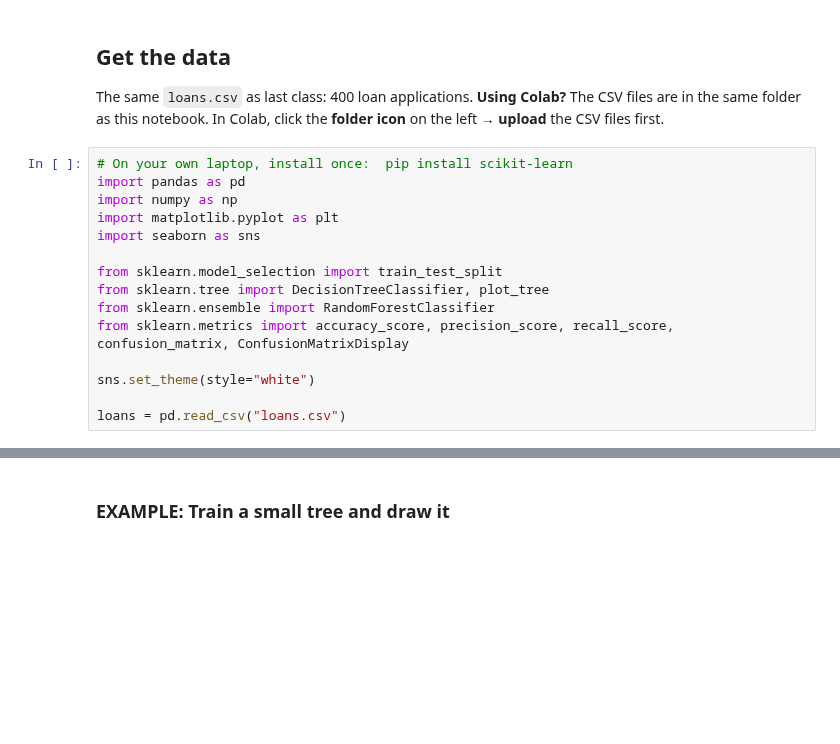
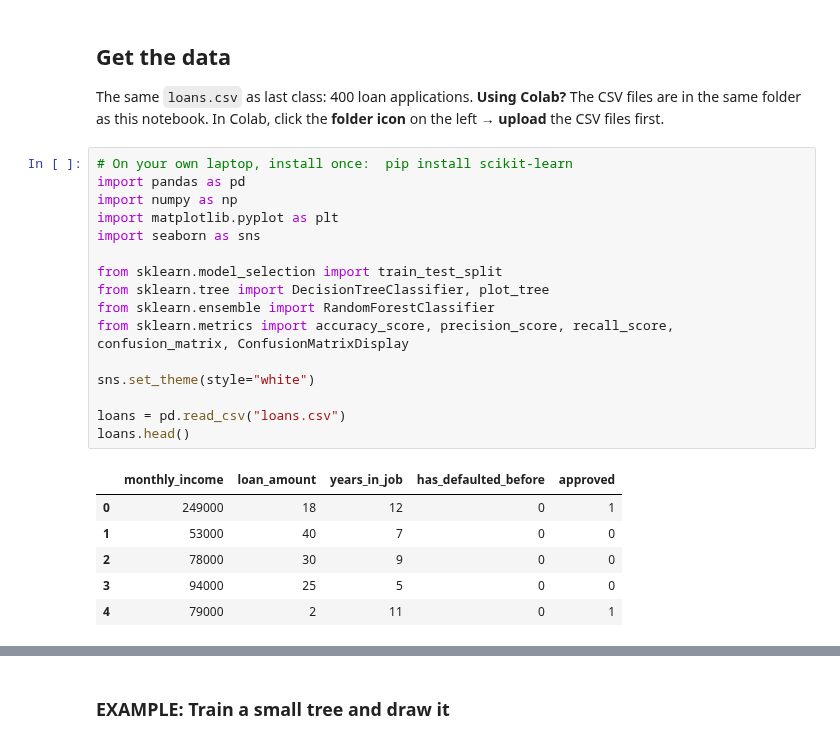
Before and after one commit to khan1020/Python-for-AI-course, a Jupyter notebook: notebooks/Week 4/Day 20/Day_20_Trees_and_Evaluation.ipynb, the cells around one changed output, grey strips where cells are left out. Saved outputs shown, nothing was run; the diff lists cells and outputs as text; blank space fills up the shorter version.

```diff
--- a/notebooks/Week 4/Day 20/Day_20_Trees_and_Evaluation.ipynb
+++ b/notebooks/Week 4/Day 20/Day_20_Trees_and_Evaluation.ipynb
@@ -68,18 +68,26 @@ The same `loans.csv` as last class: 400 loan applications.
 # %%
 # On your own laptop, install once:  pip install scikit-learn
 import pandas as pd
 import numpy as np
 import matplotlib.pyplot as plt
 import seaborn as sns
 
 from sklearn.model_selection import train_test_split
 from sklearn.tree import DecisionTreeClassifier, plot_tree
 from sklearn.ensemble import RandomForestClassifier
 from sklearn.metrics import accuracy_score, precision_score, recall_score, confusion_matrix, ConfusionMatrixDisplay
 
 sns.set_theme(style="white")
 
 loans = pd.read_csv("loans.csv")
+loans.head()
+# %% [output]
+|  | monthly_income | loan_amount | years_in_job | has_defaulted_before | approved |
+| 0 | 249000 | 18 | 12 | 0 | 1 |
+| 1 | 53000 | 40 | 7 | 0 | 0 |
+| 2 | 78000 | 30 | 9 | 0 | 0 |
+| 3 | 94000 | 25 | 5 | 0 | 0 |
+| 4 | 79000 | 2 | 11 | 0 | 1 |
 # %%
 X = loans[["monthly_income", "loan_amount", "years_in_job", "has_defaulted_before"]]
 y = loans["approved"]
```
Also changed, not shown: parts of 3 cells of this notebook, 1 other file.
